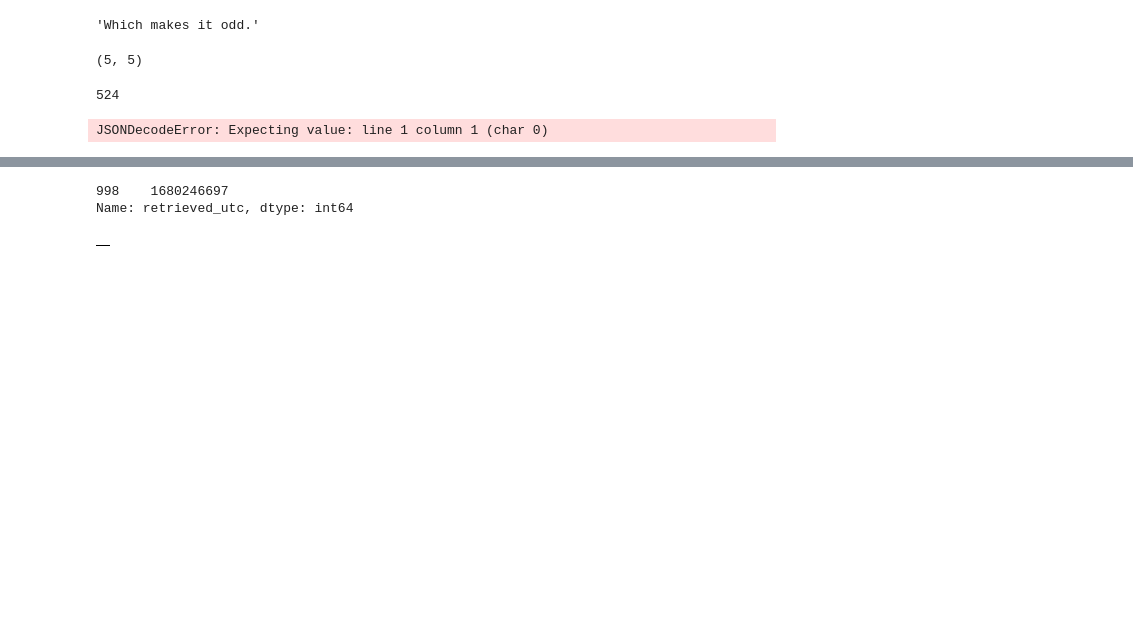
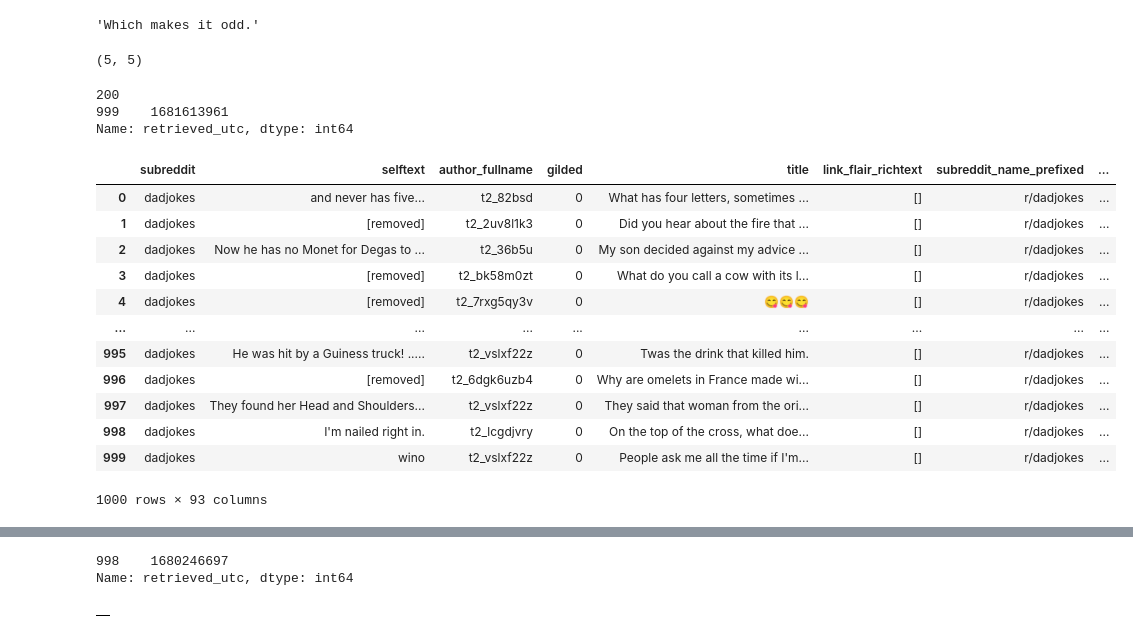
Before and after one commit to drossDS/Humor_Identification_with_NLP, a Jupyter notebook: project-3-ddr.ipynb, the cells around one changed output, grey strips where cells are left out. Drawn from its saved outputs; the diff is of its cells as text; code cells hidden in the pictures; blank space fills up the shorter version.

```diff
--- a/project-3-ddr.ipynb
+++ b/project-3-ddr.ipynb
@@ -102,9 +102,34 @@ params = {
     #'after': ???? # takes in a UCT integer
 }
 # %%
+params = {
+    'subreddit': 'dadjokes',
+    'size': 1000,
+    #'before': 1681095499 # take the UCT integer of your (first....last???) in the dataset to grab the info before that time
+    #'after': ???? # takes in a UCT integer
+}
 res = requests.get(url, params)
 print(res.status_code)
 res.json()
+
+dj_1 = res.json()
+dj_1 = pd.DataFrame(dj_1['data'])
+print(dj_1['retrieved_utc'][-1:])
+dj_1
 # %% [output]
-524
+200
+999    1681613961
+Name: retrieved_utc, dtype: int64
+|  | subreddit | selftext | author_fullname | gilded | title | link_flair_richtext | subreddit_name_prefixed | ... |
+| 0 | dadjokes | and never has five... | t2_82bsd | 0 | What has four letters, sometimes ... | [] | r/dadjokes | ... |
+| 1 | dadjokes | [removed] | t2_2uv8l1k3 | 0 | Did you hear about the fire that ... | [] | r/dadjokes | ... |
+| 2 | dadjokes | Now he has no Monet for Degas to ... | t2_36b5u | 0 | My son decided against my advice ... | [] | r/dadjokes | ... |
+| 3 | dadjokes | [removed] | t2_bk58m0zt | 0 | What do you call a cow with its l... | [] | r/dadjokes | ... |
+| 4 | dadjokes | [removed] | t2_7rxg5qy3v | 0 | 😋😋😋 | [] | r/dadjokes | ... |
+| ... | ... | ... | ... | ... | ... | ... | ... | ... |
+| 995 | dadjokes | He was hit by a Guiness truck! ..... | t2_vslxf22z | 0 | Twas the drink that killed him. | [] | r/dadjokes | ... |
+| 996 | dadjokes | [removed] | t2_6dgk6uzb4 | 0 | Why are omelets in France made wi... | [] | r/dadjokes | ... |
+| 997 | dadjokes | They found her Head and Shoulders... | t2_vslxf22z | 0 | They said that woman from the ori... | [] | r/dadjokes | ... |
+| 998 | dadjokes | I'm nailed right in. | t2_lcgdjvry | 0 | On the top of the cross, what doe... | [] | r/dadjokes | ... |
+| 999 | dadjokes | wino | t2_vslxf22z | 0 | People ask me all the time if I'm... | [] | r/dadjokes | ... |
-JSONDecodeError: Expecting value: line 1 column 1 (char 0)
+1000 rows × 93 columns
```
Also changed, not shown: parts of 41 cells of this notebook, 34 other files.
